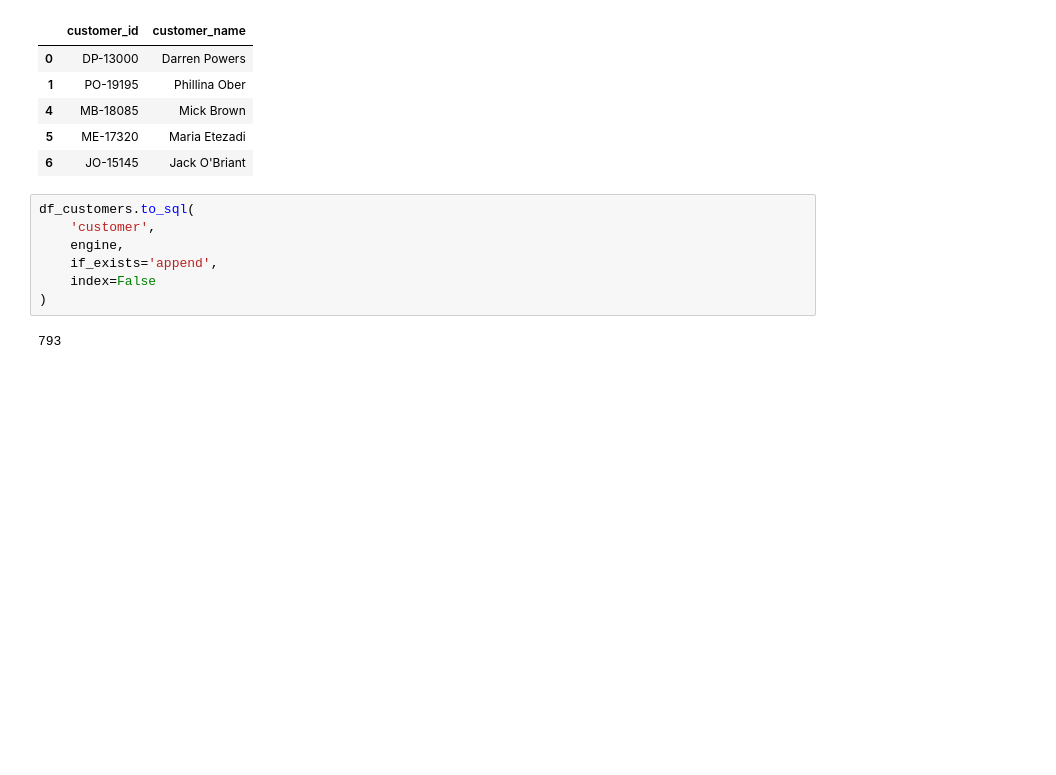
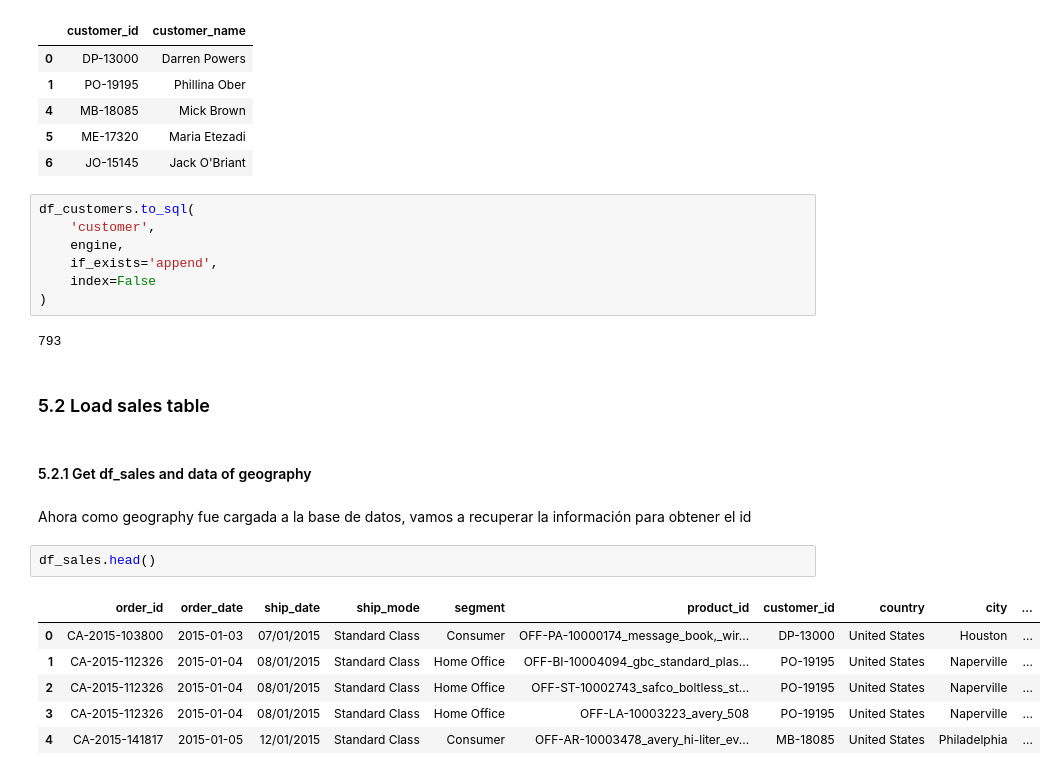
Before and after one commit to charligram/1_analisis_ventas, a Jupyter notebook: notebooks/04_data_to_sql.ipynb, the cells around one changed output. Drawn from its saved outputs; the diff is of its cells as text; blank space fills up the shorter version.

```diff
--- a/notebooks/04_data_to_sql.ipynb
+++ b/notebooks/04_data_to_sql.ipynb
@@ -279,3 +281,18 @@ df_customers.to_sql(
 )
 # %% [output]
 793
+# %% [markdown]
+### 5.2 Load sales table
+# %% [markdown]
+#### 5.2.1 Get df_sales and data of geography
+# %% [markdown]
+Ahora como geography fue cargada a la base de datos, vamos a recuperar la información para obtener el id
+# %%
+df_sales.head()
+# %% [output]
+|  | order_id | order_date | ship_date | ship_mode | segment | product_id | customer_id | country | city | ... |
+| 0 | CA-2015-103800 | 2015-01-03 | 07/01/2015 | Standard Class | Consumer | OFF-PA-10000174_message_book,_wir... | DP-13000 | United States | Houston | ... |
+| 1 | CA-2015-112326 | 2015-01-04 | 08/01/2015 | Standard Class | Home Office | OFF-BI-10004094_gbc_standard_plas... | PO-19195 | United States | Naperville | ... |
+| 2 | CA-2015-112326 | 2015-01-04 | 08/01/2015 | Standard Class | Home Office | OFF-ST-10002743_safco_boltless_st... | PO-19195 | United States | Naperville | ... |
+| 3 | CA-2015-112326 | 2015-01-04 | 08/01/2015 | Standard Class | Home Office | OFF-LA-10003223_avery_508 | PO-19195 | United States | Naperville | ... |
+| 4 | CA-2015-141817 | 2015-01-05 | 12/01/2015 | Standard Class | Consumer | OFF-AR-10003478_avery_hi-liter_ev... | MB-18085 | United States | Philadelphia | ... |
```
Also changed, not shown: parts of 22 cells of this notebook.
